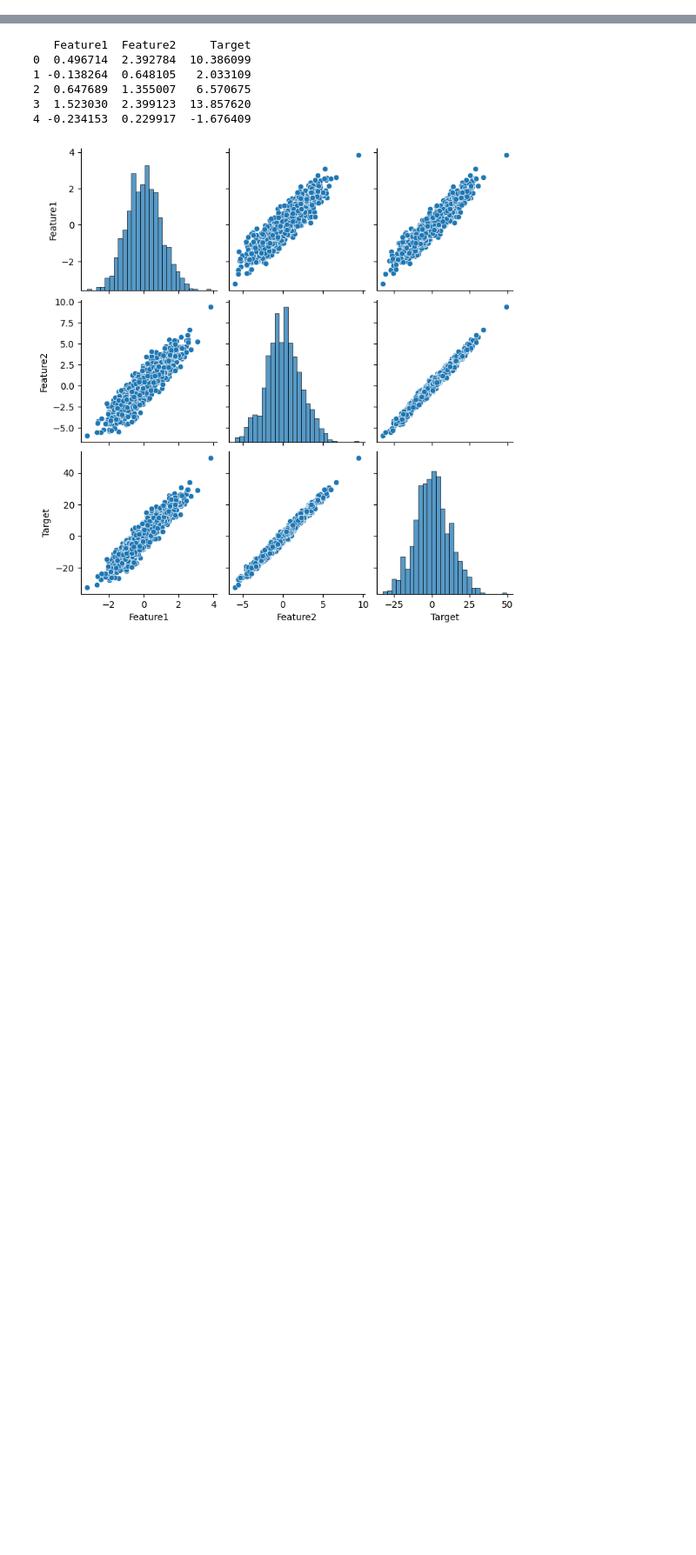
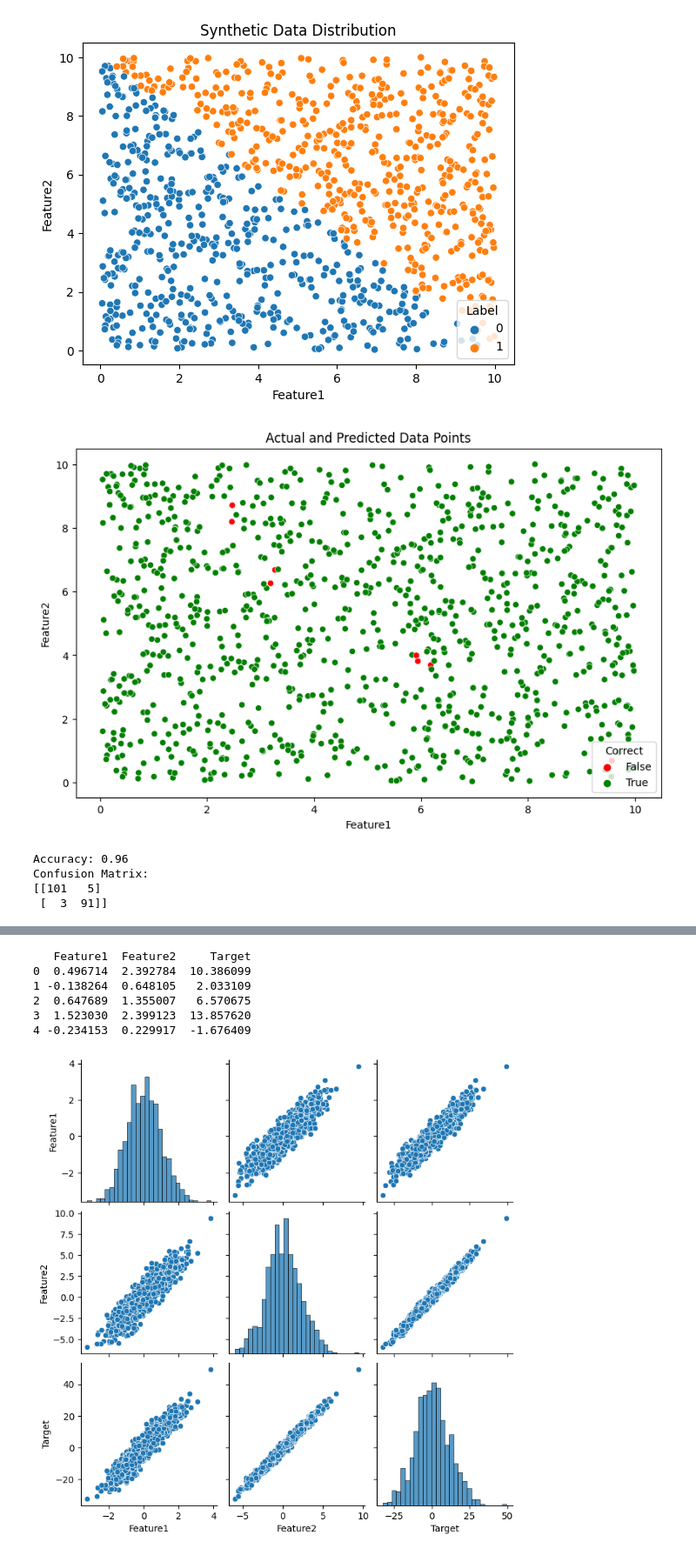
Before and after one commit to Rose-Ochavo/Modelling-Project, a Jupyter notebook: test1.ipynb, the cells around one changed output, grey strips where cells are left out. Shown at 87% size. Drawn from its saved outputs; the diff is of its cells as text; code cells hidden in the pictures; blank space fills up the shorter version.

```diff
--- a/test1.ipynb
+++ b/test1.ipynb
@@ -0,0 +86,54 @@
+# %%
+import numpy as np
+import pandas as pd
+import matplotlib.pyplot as plt
+import seaborn as sns
+from sklearn.model_selection import train_test_split
+from sklearn.tree import DecisionTreeClassifier
+from sklearn import metrics
+
+# Data Generation
+np.random.seed(42)
+num_samples = 1000
+features = np.random.rand(num_samples, 2) * 10
+labels = (features[:, 0] + features[:, 1] > 10).astype(int)
+synthetic_data = pd.DataFrame({'Feature1': features[:, 0], 'Feature2': features[:, 1], 'Label': labels})
+
+# Exploratory Data Analysis (EDA)
+sns.scatterplot(x='Feature1', y='Feature2', hue='Label', data=synthetic_data)
+plt.title('Synthetic Data Distribution')
+plt.show()
+
+# Modeling
+X_train, X_test, y_train, y_test = train_test_split(features, labels, test_size=0.2, random_state=42)
+model = DecisionTreeClassifier()
+model.fit(X_train, y_train)
+
+# Simulation
+synthetic_predictions = model.predict(X_test)
+
+# Evaluation and Analysis
+accuracy = metrics.accuracy_score(y_test, synthetic_predictions)
+conf_matrix = metrics.confusion_matrix(y_test, synthetic_predictions)
+
+# Highlight actual and predicted data points
+synthetic_data['Prediction'] = model.predict(features)
+synthetic_data['Correct'] = synthetic_data['Label'] == synthetic_data['Prediction']
+
+# Plot actual and predicted data points
+plt.figure(figsize=(10, 6))
+sns.scatterplot(x='Feature1', y='Feature2', hue='Correct', data=synthetic_data, palette={True: 'green', False: 'red'})
+plt.title('Actual and Predicted Data Points')
+plt.show()
+
+# Print evaluation results
+print(f"Accuracy: {accuracy:.2f}")
+print("Confusion Matrix:")
+print(conf_matrix)
+# %% [output]
+[figure, added]
+[figure, added]
+Accuracy: 0.96
+Confusion Matrix:
+[[101   5]
+ [  3  91]]
```
Also changed, not shown: parts of 2 cells of this notebook, 3 other files.
